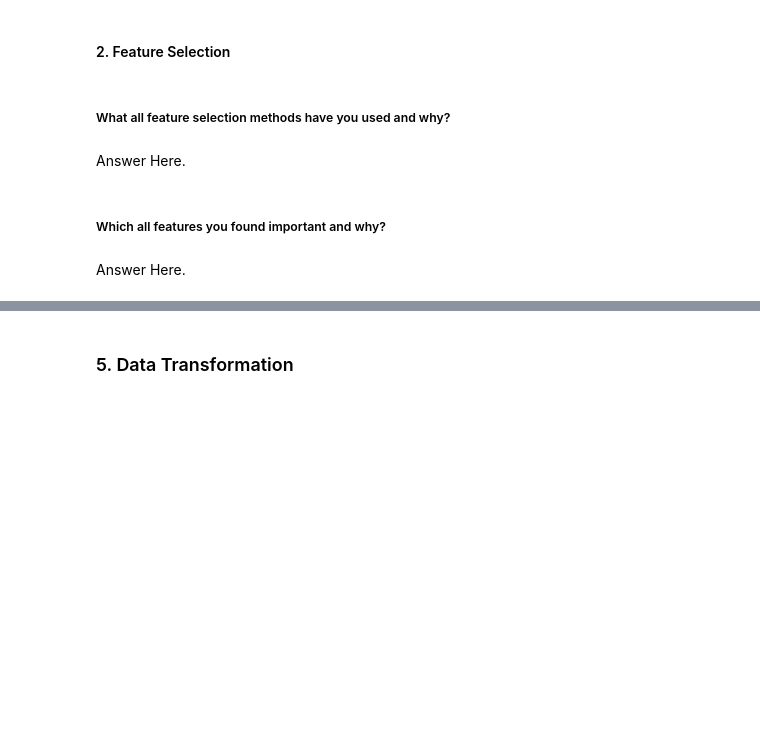
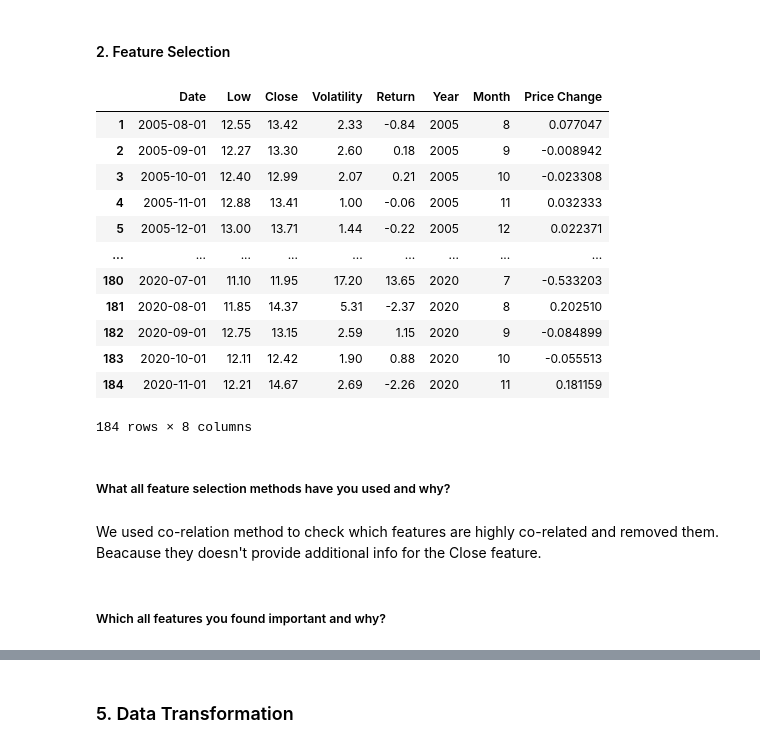
Before and after one commit to Saurabhshrma/YesBank-Stock-Closing-Price-Predicton, a Jupyter notebook: YesBank_regression.ipynb, the cells around one changed output, grey strips where cells are left out. Saved outputs shown, nothing was run; the diff lists cells and outputs as text; code cells hidden in the pictures; blank space fills up the shorter version.

```diff
--- a/YesBank_regression.ipynb
+++ b/YesBank_regression.ipynb
@@ -628,11 +685,28 @@ We chose a two-sample t-test because we are comparing the means of two independe
 #### 2. Feature Selection
 # %%
 # Select your features wisely to avoid overfitting
+
+# We will remove high,open
+stock_df.drop(columns = ['High','Open'], inplace = True)
+
+stock_df
+# %% [output]
+|  | Date | Low | Close | Volatility | Return | Year | Month | Price Change |
+| 1 | 2005-08-01 | 12.55 | 13.42 | 2.33 | -0.84 | 2005 | 8 | 0.077047 |
+| 2 | 2005-09-01 | 12.27 | 13.30 | 2.60 | 0.18 | 2005 | 9 | -0.008942 |
+| 3 | 2005-10-01 | 12.40 | 12.99 | 2.07 | 0.21 | 2005 | 10 | -0.023308 |
+| 4 | 2005-11-01 | 12.88 | 13.41 | 1.00 | -0.06 | 2005 | 11 | 0.032333 |
+| 5 | 2005-12-01 | 13.00 | 13.71 | 1.44 | -0.22 | 2005 | 12 | 0.022371 |
+| ... | ... | ... | ... | ... | ... | ... | ... | ... |
+| 180 | 2020-07-01 | 11.10 | 11.95 | 17.20 | 13.65 | 2020 | 7 | -0.533203 |
+| 181 | 2020-08-01 | 11.85 | 14.37 | 5.31 | -2.37 | 2020 | 8 | 0.202510 |
+| 182 | 2020-09-01 | 12.75 | 13.15 | 2.59 | 1.15 | 2020 | 9 | -0.084899 |
+| 183 | 2020-10-01 | 12.11 | 12.42 | 1.90 | 0.88 | 2020 | 10 | -0.055513 |
+| 184 | 2020-11-01 | 12.21 | 14.67 | 2.69 | -2.26 | 2020 | 11 | 0.181159 |
+184 rows × 8 columns
 # %% [markdown]
 ##### What all feature selection methods have you used  and why?
-# %% [markdown]
-Answer Here.
+# %% [markdown]
+We used co-relation method to check which features are highly co-related and removed them. Beacause they doesn't provide additional info for the Close feature.
 # %% [markdown]
 ##### Which all features you found important and why?
-# %% [markdown]
-Answer Here.
```
Also changed, not shown: parts of 25 cells of this notebook.
